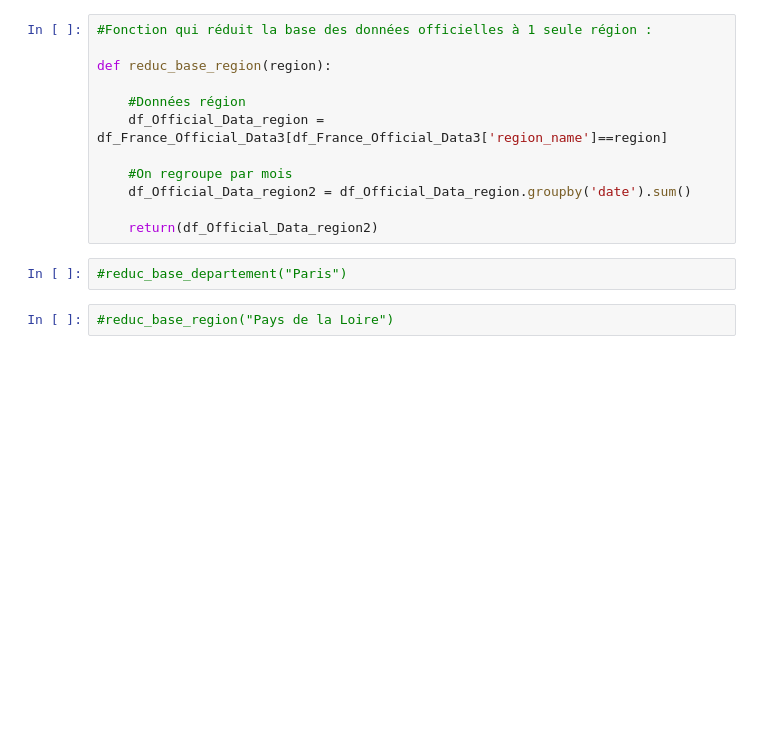
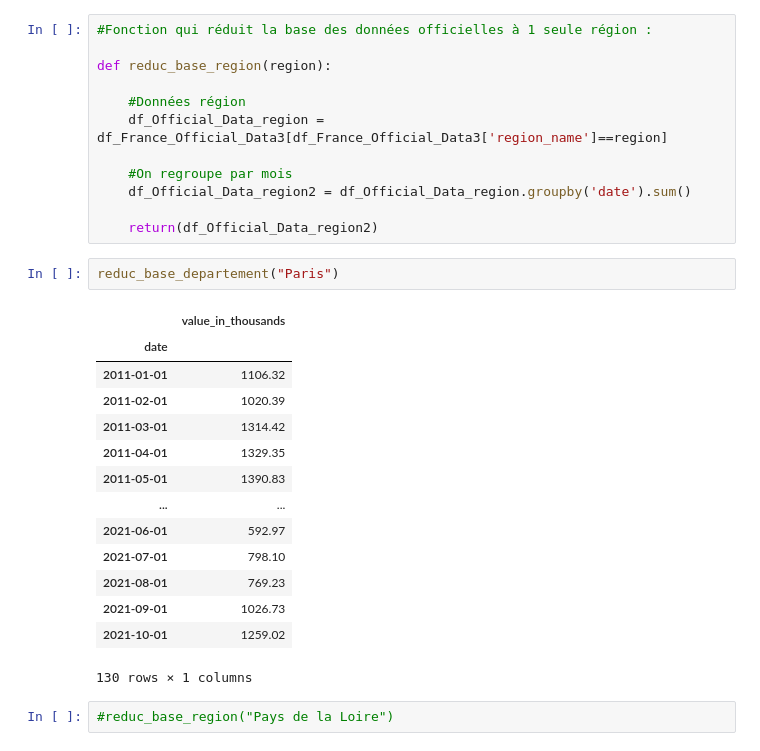
Before and after one commit to julienowack/stat_app, a Jupyter notebook: Indicateur_off_data_automatise.ipynb, the cells around one changed output. Saved outputs shown, nothing was run; the diff lists cells and outputs as text; blank space fills up the shorter version.

```diff
--- a/Indicateur_off_data_automatise.ipynb
+++ b/Indicateur_off_data_automatise.ipynb
@@ -82,6 +77,21 @@ def reduc_base_region(region):
 
     return(df_Official_Data_region2)
 # %%
-#reduc_base_departement("Paris")
+reduc_base_departement("Paris")
+# %% [output]
+|  | value_in_thousands |
+| date |  |
+| 2011-01-01 | 1106.32 |
+| 2011-02-01 | 1020.39 |
+| 2011-03-01 | 1314.42 |
+| 2011-04-01 | 1329.35 |
+| 2011-05-01 | 1390.83 |
+| ... | ... |
+| 2021-06-01 | 592.97 |
+| 2021-07-01 | 798.10 |
+| 2021-08-01 | 769.23 |
+| 2021-09-01 | 1026.73 |
+| 2021-10-01 | 1259.02 |
+130 rows × 1 columns
 # %%
 #reduc_base_region("Pays de la Loire")
```
Also changed, not shown: parts of 6 cells of this notebook.
